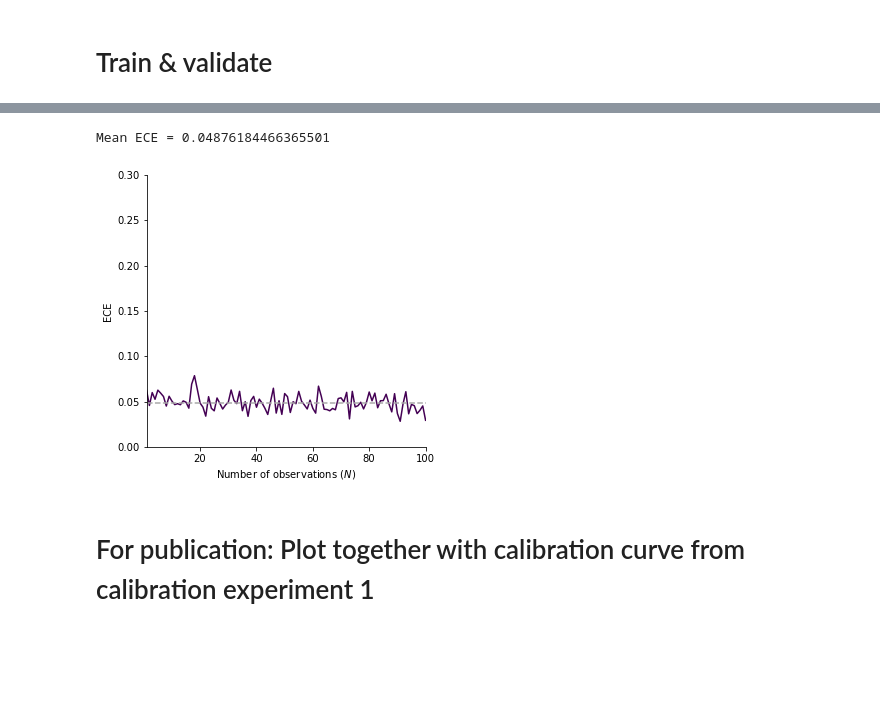
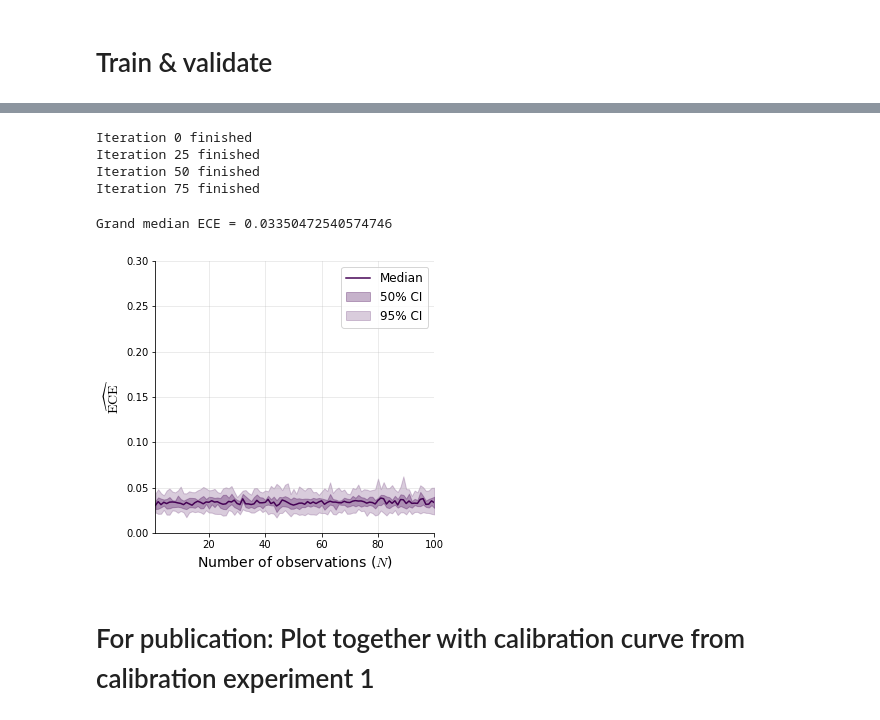
Before and after one commit to elseml/DeepHierarchicalModelComparison, a Jupyter notebook: notebooks/01_calibration_validation/02_calibration_variable_observations.ipynb, the cells around one changed output, grey strips where cells are left out. Cells and saved outputs as stored; diff of their text form; code cells hidden in the pictures; blank space fills up the shorter version.

Commit message:
finish uncertainty quant. for variable observations

```diff
--- a/notebooks/01_calibration_validation/02_calibration_variable_observations.ipynb
+++ b/notebooks/01_calibration_validation/02_calibration_variable_observations.ipynb
@@ -20,0 +25,5 @@ from bayesflow.losses import log_loss
+# %%
+# Hack to correctly set facecolor to white
+# matplotlib 3.5 only sets facecolor if a plot was already created
+_ = plt.figure()
+plt.rcParams['figure.facecolor'] = 'w'
@@ -41,9 +52,9 @@ $$
 # Set up networks
 # %%
 summary_net = HierarchicalInvariantNetwork(summary_meta_validation)
-evidence_net = EvidentialNetwork(evidence_meta_validation)
+probability_net = ModelProbabilityNetwork(probability_meta_validation)
 
-amortizer = MultiModelAmortizer(evidence_net, summary_net)
+amortizer = MultiModelAmortizer(probability_net, summary_net)
 
 simulator = MainSimulator(HierarchicalNormalSimulator())
 # %%
@@ -119,10 +99,61 @@ Mean ECE = 0.04918406829607203
-# %%
-# Plot validation results publication-ready
-save_fig = True
-
-perf_tester_over_obs(evidence_net, summary_net, val_data, n_obs_min, n_obs_max, pub_style=True, save=save_fig)
-# %% [output]
-Mean ECE = 0.04876184466365501
-[figure, removed]
+# %%
+# Get repeated predictions
+n_settings = n_obs_max + 1 - n_obs_min
+n_repetitions = 25
+n_data_sets = 5000
+n_models = 2
+
+m_soft = np.zeros((n_settings, n_repetitions, n_data_sets, n_models))
+m_true = np.zeros((n_settings, n_repetitions, n_data_sets, n_models))
+
+for n in range(n_settings):
+    for i in range(n_repetitions):
+        m_val, _, x_val = simulator(n_data_sets, n_clust_obs_f_v_val(n+1))
+
+        m_soft[n,i,:,:] = tf.concat([probability_net.predict(summary_net(x_chunk))['m_probs'] for x_chunk in tf.split(x_val, 20)], axis=0)
+        m_true[n,i,:,:] = m_val
+
+    if n%25 == 0:
+        print('Iteration {} finished'.format(n))
+# %% [output]
+Iteration 0 finished
+Iteration 25 finished
+Iteration 50 finished
+Iteration 75 finished
+# %%
+# Export repeated predictions
+export_preds = False
+
+if export_preds==True:
+    local_timezone = datetime.now(timezone(timedelta(0))).astimezone().tzinfo
+
+    filename_soft = pd.Timestamp.today(tz=local_timezone).strftime('%Y_%m_%d_m_soft')
+    filename_true = pd.Timestamp.today(tz=local_timezone).strftime('%Y_%m_%d_m_true')
+    val_folder = 'C:\\Users\\lasse\\Documents\\hierarchical_model_comparison_project\\data\\01_calibration_validation\\02_variable_observations'
+
+    np.save(os.path.join(val_folder, filename_soft), m_soft)
+    np.save(os.path.join(val_folder, filename_true), m_true)
+# %%
+# Import repeated predictions
+import_preds = True
+
+if import_preds==True:
+    n_settings = n_obs_max + 1 - n_obs_min
+    n_repetitions = 25
+    n_data_sets = 5000
+    n_models = 2
+
+    filename_soft = '2022_12_15_m_soft.npy'
+    filename_true = '2022_12_15_m_true.npy'
+    val_folder = 'C:\\Users\\lasse\\Documents\\hierarchical_model_comparison_project\\data\\01_calibration_validation\\02_variable_observations'
+
+    m_soft = np.load(os.path.join(val_folder, filename_soft))
+    m_true = np.load(os.path.join(val_folder, filename_true))
+# %%
+plot_eces_over_obs_repeated(m_true, m_soft, n_obs_min, n_obs_max, narrow_ci=[0.25, 0.75],
+                            wide_ci=[0.025, 0.975], n_repetitions=n_repetitions, save=True)
+# %% [output]
+Grand median ECE = 0.03350472540574746
+[figure, added]
 # %% [markdown]
 # For publication: Plot together with calibration curve from calibration experiment 1
```
Also changed, not shown: parts of 8 cells of this notebook, 2 other files.
